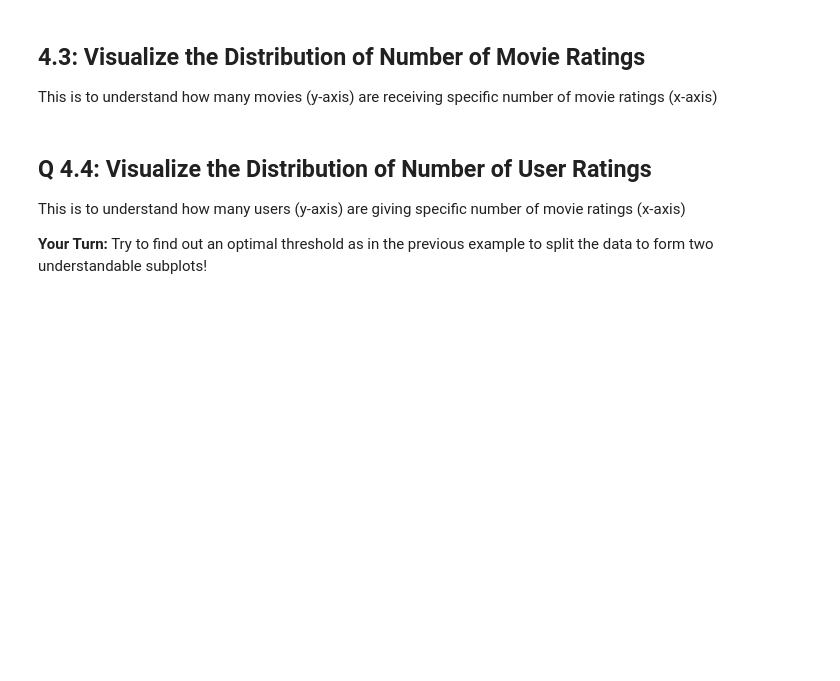
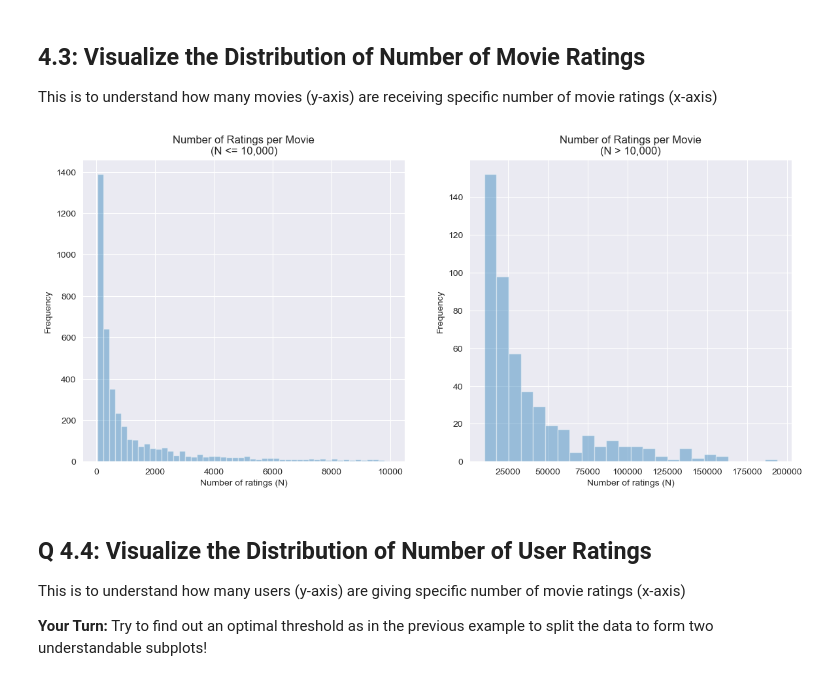
Before and after one commit to kristenvonbecker/miniproject-17.4, a Jupyter notebook: Mini_Project_Recommendation_Systems.ipynb, the cells around one changed output. Saved outputs shown, nothing was run; the diff lists cells and outputs as text; code cells hidden in the pictures; blank space fills up the shorter version.

```diff
--- a/Mini_Project_Recommendation_Systems.ipynb
+++ b/Mini_Project_Recommendation_Systems.ipynb
@@ -202,9 +281,16 @@ This is to understand how many movies (y-axis) are receiving specific number of
 # %%
 fig, ax = plt.subplots(1, 2, figsize=(14, 6))
 
 data = df.groupby('Movie')['Rating'].count()
-sns.distplot(data[data  < 10000], kde=False, ax=ax[0]);
-sns.distplot(data[data  > 10000], kde=False, ax=ax[1]);
+sns.distplot(data[data  <= 10000], kde=False, ax=ax[0])
+sns.distplot(data[data  > 10000], kde=False, ax=ax[1])
+ax[0].set_title('Number of Ratings per Movie\n(N <= 10,000)')
+ax[1].set_title('Number of Ratings per Movie\n(N > 10,000)')
+for axn in ax.flat:
+    axn.set(xlabel='Number of ratings (N)', ylabel='Frequency')
+plt.show()
+# %% [output]
+[figure, added]
 # %% [markdown]
 ## Q 4.4: Visualize the Distribution of Number of User Ratings
 
```
Also changed, not shown: parts of 8 cells of this notebook.
